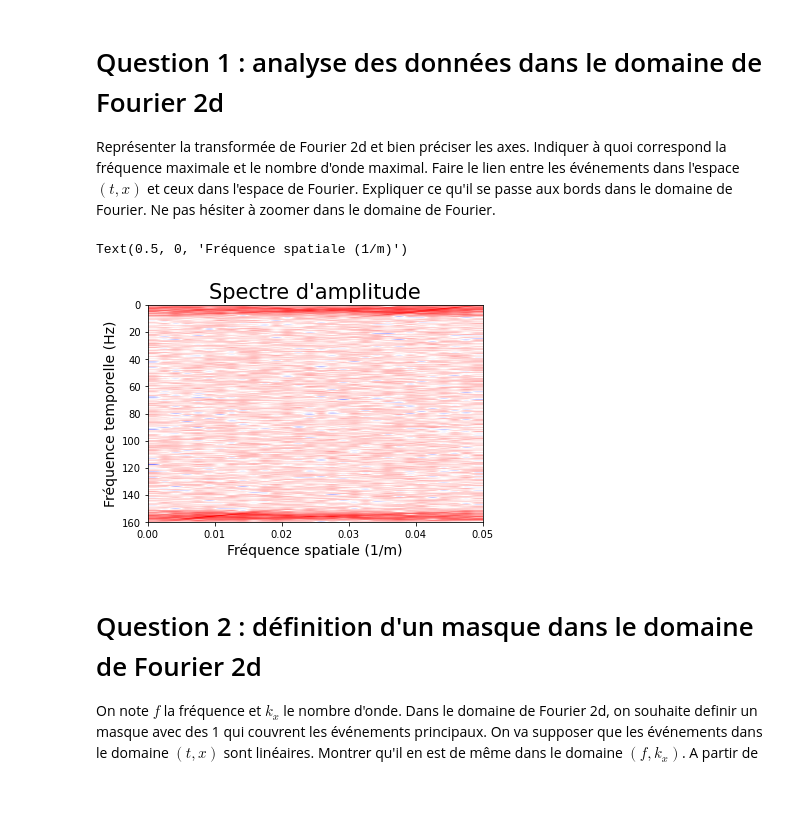
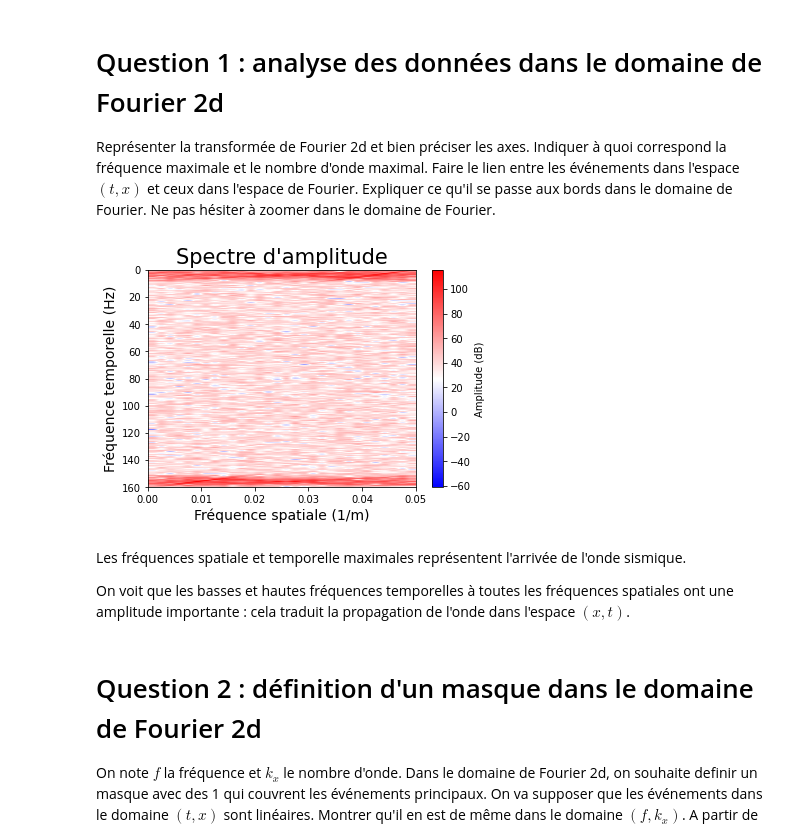
Before and after one commit to apierfitte/mini-projet_tts, a Jupyter notebook: mini_projet_groupe2.ipynb, the cells around one changed output. Saved outputs shown, nothing was run; the diff lists cells and outputs as text; code cells hidden in the pictures; blank space fills up the shorter version.

Commit message:
ajout d'une colorbar

```diff
--- a/mini_projet_groupe2.ipynb
+++ b/mini_projet_groupe2.ipynb
@@ -76,30 +76,36 @@ Représenter la transformée de Fourier 2d et bien préciser les axes. Indiquer
 # %%
 # calcul de la transformée de fourier
 img_c1 = np.fft.fft2(gpanel)
 
 # définition des axes
 nf, nk = gpanel.shape
 
 # axe vertical -- fréquence temporelle
 # la fréquence d'échantillonnage est de 1/dt, d'après le théorème de Shannon, les fréquences peuvent aller jusque fe/2
 af = np.linspace(0, 1/(2*dt), nf)
 
 # axe horizontal -- nombre d'onde (fréquence spatiale)
 ak = np.linspace(0, 1/(2*dx), nk)
 
 # affichage de la transformé de fourier
 
 fig = plt.figure()
 av = plt.subplot(111)
 
 plt.imshow(20*np.log(np.abs(img_c1)),extent = [ak[0], ak[-1], af[-1], af[0]], aspect = 'auto')
 plt.title("Spectre d'amplitude", fontsize = 1.5*labelsize)
 
 av.set_ylabel("Fréquence temporelle (Hz)", fontsize = labelsize)
 av.set_xlabel("Fréquence spatiale (1/m)", fontsize = labelsize)
+
+cbar = plt.colorbar()
+cbar.set_label("Amplitude (dB)")
 # %% [output]
-Text(0.5, 0, 'Fréquence spatiale (1/m)')
-[figure, old version]
+[figure, new version]
+# %% [markdown]
+Les fréquences spatiale et temporelle maximales représentent l'arrivée de l'onde sismique.
+
+On voit que les basses et hautes fréquences temporelles à toutes les fréquences spatiales ont une amplitude importante : cela traduit la propagation de l'onde dans l'espace $(x, t)$.
 # %% [markdown]
 # Question 2 : définition d'un masque dans le domaine de Fourier 2d
 On note $f$ la fréquence et $k_x$ le nombre d'onde. Dans le domaine de Fourier 2d, on souhaite definir un masque avec des 1 qui couvrent les événements principaux. On va supposer que les événements dans le domaine $(t,x)$ sont linéaires. Montrer qu'il en est de même dans le domaine $(f,k_x)$. A partir de $(f,k_x)=(0,0)$, faire des sommations selon différentes pentes (dans le domaine de Fourier, apres avoir pris le module des valeurs complexes) et tracer la valeur de ces sommes en fonction de la pente. On s'attend à ce que 3 valeurs ressortent. Calculer une fonction qui sélectionne automatiquement ces valeurs et construire un masque dans le domaine de Fourier 2d qui vaut 1 autour de ces trois valeurs principales et 0 en dehors.
```
